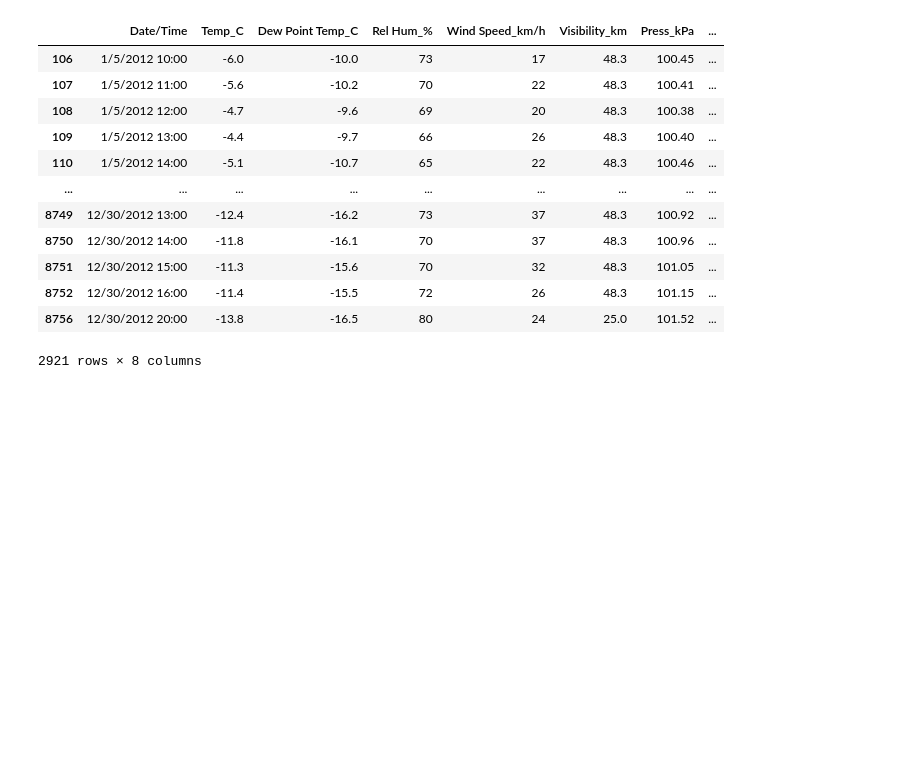
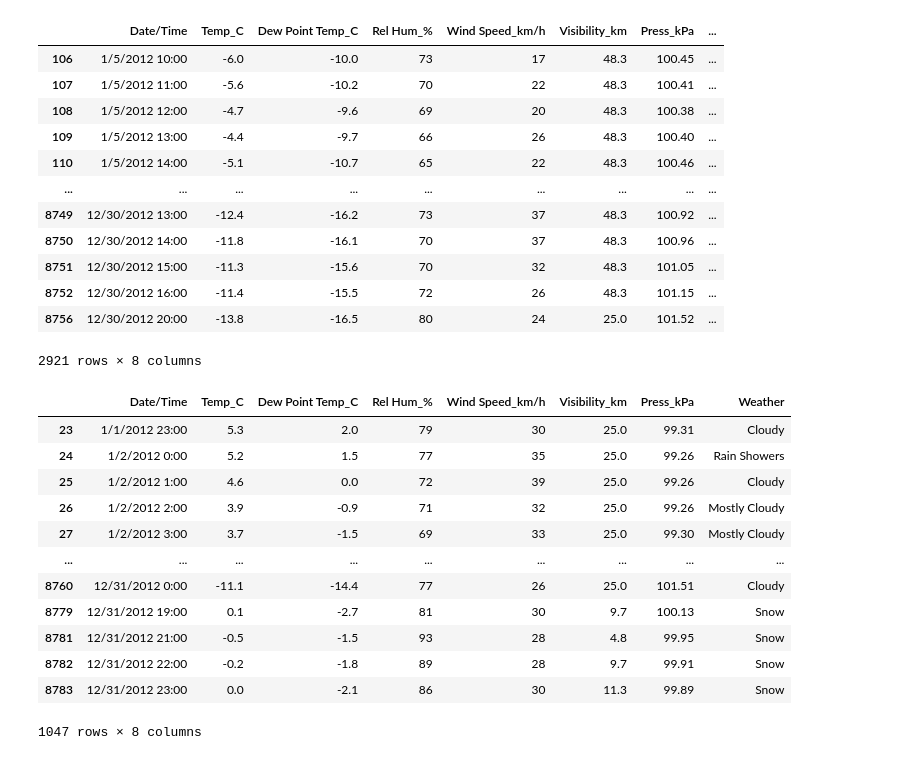
Before and after one commit to dru-44/PDA, a Jupyter notebook: Weather_Data_Analysis_with_Python.ipynb, the cells around one changed output. Saved outputs shown, nothing was run; the diff lists cells and outputs as text; code cells hidden in the pictures; blank space fills up the shorter version.

```diff
--- a/Weather_Data_Analysis_with_Python.ipynb
+++ b/Weather_Data_Analysis_with_Python.ipynb
@@ -19,3 +21,6 @@ data = pd.read_csv(io.BytesIO(uploaded['1. Weather Data.csv']))
+# %%
+
+data= pd.read_csv(r'https://raw.githubusercontent.com/dru-44/PDA/main/Weather%20Data.csv')
 # %%
 data
 # %% [output]
@@ -514,3 +519,21 @@ data[((data['Weather Condition'] == 'Clear') & (data['Rel Hum_%']>50)) | (data['
 | 8752 | 12/30/2012 16:00 | -11.4 | -15.5 | 72 | 26 | 48.3 | 101.15 | ... |
 | 8756 | 12/30/2012 20:00 | -13.8 | -16.5 | 80 | 24 | 25.0 | 101.52 | ... |
 2921 rows × 8 columns
+# %%
+weather=data[(data['Visibility_km'] == 25)]
+piedata=data[(data['Wind Speed_km/h'] > 24)]
+piedata
+# %% [output]
+|  | Date/Time | Temp_C | Dew Point Temp_C | Rel Hum_% | Wind Speed_km/h | Visibility_km | Press_kPa | Weather |
+| 23 | 1/1/2012 23:00 | 5.3 | 2.0 | 79 | 30 | 25.0 | 99.31 | Cloudy |
+| 24 | 1/2/2012 0:00 | 5.2 | 1.5 | 77 | 35 | 25.0 | 99.26 | Rain Showers |
+| 25 | 1/2/2012 1:00 | 4.6 | 0.0 | 72 | 39 | 25.0 | 99.26 | Cloudy |
+| 26 | 1/2/2012 2:00 | 3.9 | -0.9 | 71 | 32 | 25.0 | 99.26 | Mostly Cloudy |
+| 27 | 1/2/2012 3:00 | 3.7 | -1.5 | 69 | 33 | 25.0 | 99.30 | Mostly Cloudy |
+| ... | ... | ... | ... | ... | ... | ... | ... | ... |
+| 8760 | 12/31/2012 0:00 | -11.1 | -14.4 | 77 | 26 | 25.0 | 101.51 | Cloudy |
+| 8779 | 12/31/2012 19:00 | 0.1 | -2.7 | 81 | 30 | 9.7 | 100.13 | Snow |
+| 8781 | 12/31/2012 21:00 | -0.5 | -1.5 | 93 | 28 | 4.8 | 99.95 | Snow |
+| 8782 | 12/31/2012 22:00 | -0.2 | -1.8 | 89 | 28 | 9.7 | 99.91 | Snow |
+| 8783 | 12/31/2012 23:00 | 0.0 | -2.1 | 86 | 30 | 11.3 | 99.89 | Snow |
+1047 rows × 8 columns
```
Also changed, not shown: parts of 4 cells of this notebook.
